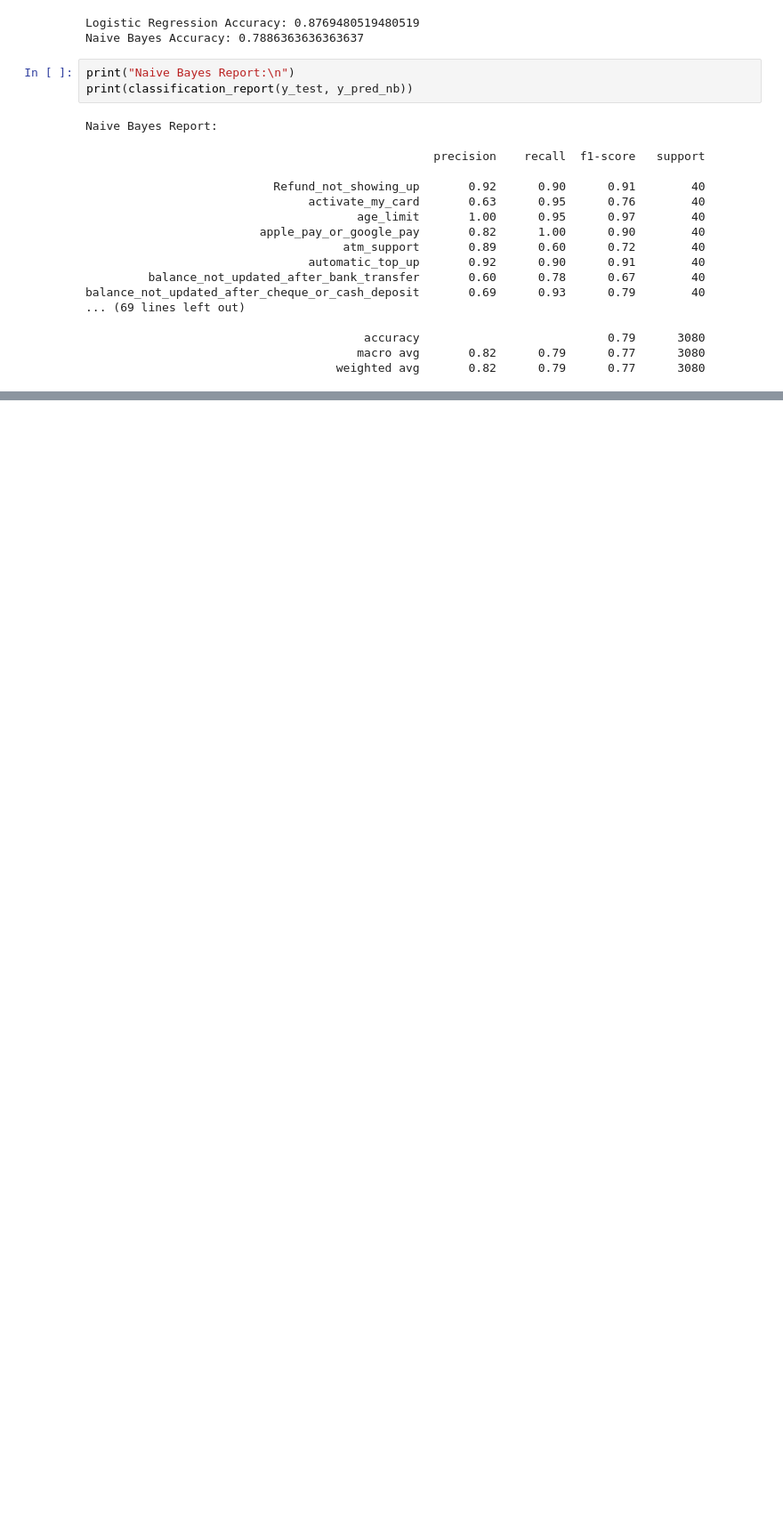
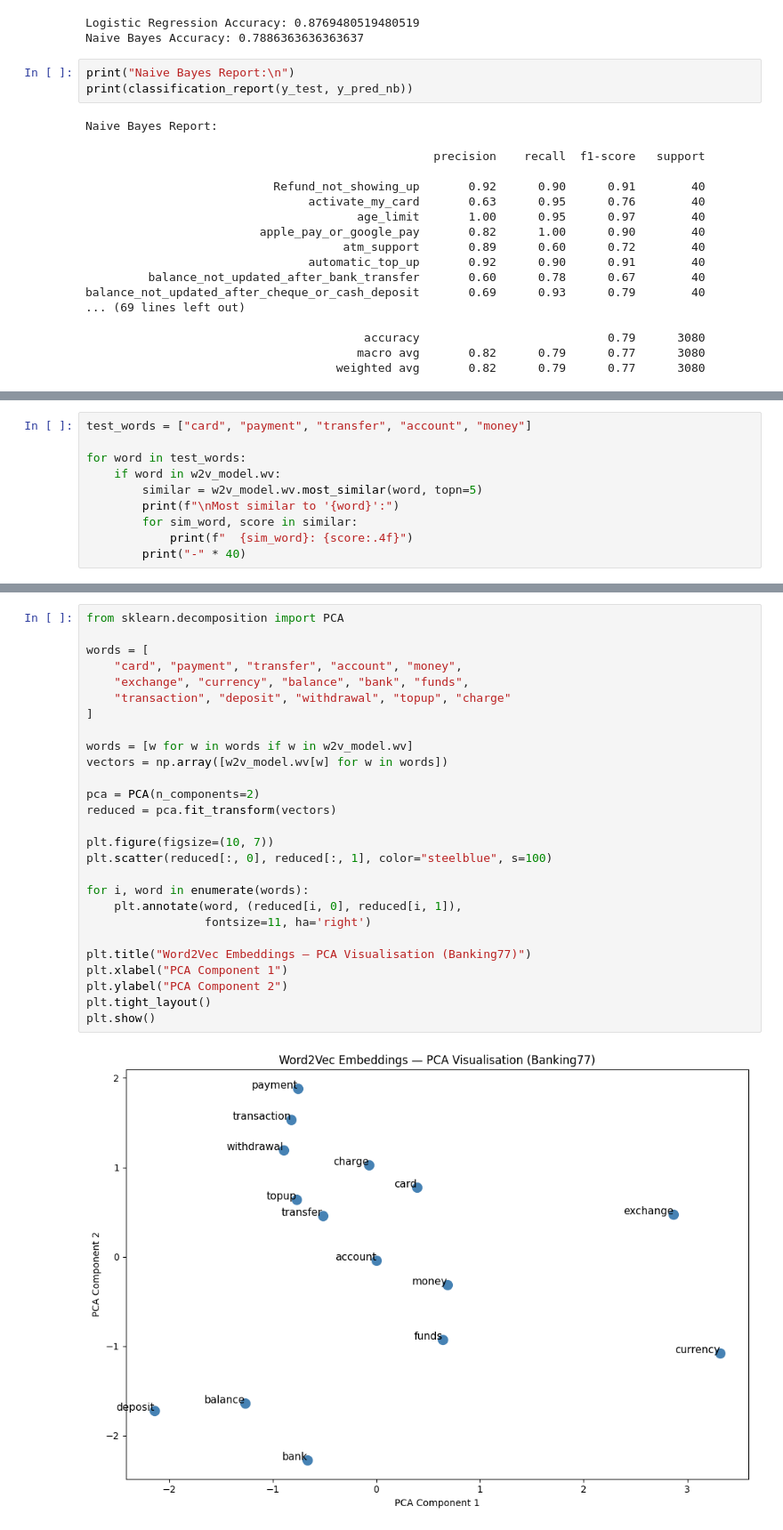
Before and after one commit to pinarrcindemirr/Development-of-and-End-to-End-NLP-Pipeline-for-Chatbot-Design-Support, a Jupyter notebook: Q1122408_NLP.ipynb, the cells around one changed output, grey strips where cells are left out. Shown at 89% size. Cells and saved outputs as stored; diff of their text form; blank space fills up the shorter version.

```diff
--- a/Q1122408_NLP.ipynb
+++ b/Q1122408_NLP.ipynb
@@ -787,0 +891,10 @@ balance_not_updated_after_cheque_or_cash_deposit       0.69      0.93      0.79
+# %%
+test_words = ["card", "payment", "transfer", "account", "money"]
+
+for word in test_words:
+    if word in w2v_model.wv:
+        similar = w2v_model.wv.most_similar(word, topn=5)
+        print(f"\nMost similar to '{word}':")
+        for sim_word, score in similar:
+            print(f"  {sim_word}: {score:.4f}")
+        print("-" * 40)
@@ -787,0 +951,29 @@ balance_not_updated_after_cheque_or_cash_deposit       0.69      0.93      0.79
+# %%
+from sklearn.decomposition import PCA
+
+words = [
+    "card", "payment", "transfer", "account", "money",
+    "exchange", "currency", "balance", "bank", "funds",
+    "transaction", "deposit", "withdrawal", "topup", "charge"
+]
+
+words = [w for w in words if w in w2v_model.wv]
+vectors = np.array([w2v_model.wv[w] for w in words])
+
+pca = PCA(n_components=2)
+reduced = pca.fit_transform(vectors)
+
+plt.figure(figsize=(10, 7))
+plt.scatter(reduced[:, 0], reduced[:, 1], color="steelblue", s=100)
+
+for i, word in enumerate(words):
+    plt.annotate(word, (reduced[i, 0], reduced[i, 1]),
+                 fontsize=11, ha='right')
+
+plt.title("Word2Vec Embeddings — PCA Visualisation (Banking77)")
+plt.xlabel("PCA Component 1")
+plt.ylabel("PCA Component 2")
+plt.tight_layout()
+plt.show()
+# %% [output]
+[figure, added]
```
Also changed, not shown: parts of 24 cells of this notebook.
